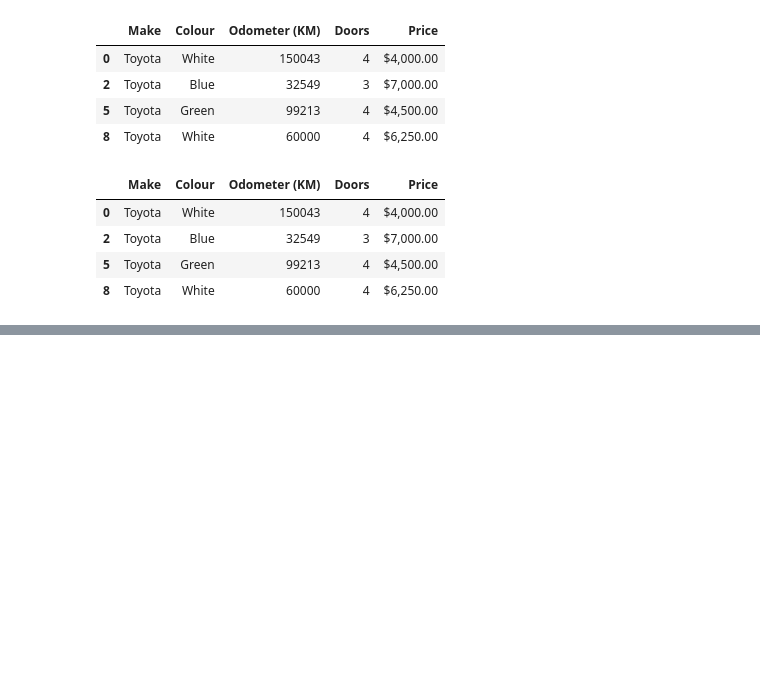
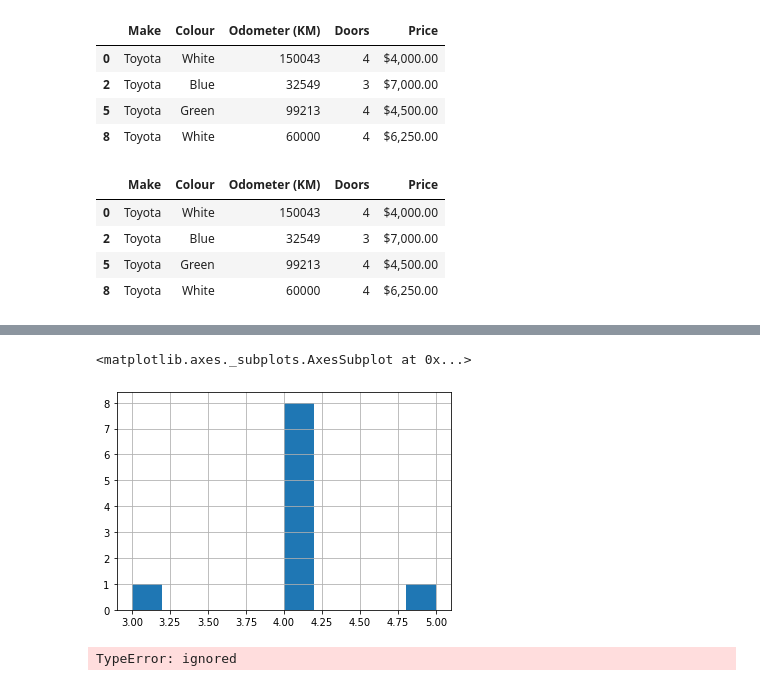
Before and after one commit to Aahra/Jupyter_notebook_projects, a Jupyter notebook: Intro_to_Pandas.ipynb, the cells around one changed output, grey strips where cells are left out. Drawn from its saved outputs; the diff is of its cells as text; code cells hidden in the pictures; blank space fills up the shorter version.

```diff
--- a/Intro_to_Pandas.ipynb
+++ b/Intro_to_Pandas.ipynb
@@ -233,0 +274,9 @@ car_sales[car_sales.Make == "Toyota"]
+# %%
+car_sales.Doors.hist()
+# %% [output]
+<matplotlib.axes._subplots.AxesSubplot at 0x...>
+[figure, added]
+# %%
+car_sales.Price.plot()
+# %% [output]
+TypeError: ignored
```
Also changed, not shown: parts of 11 cells of this notebook.
